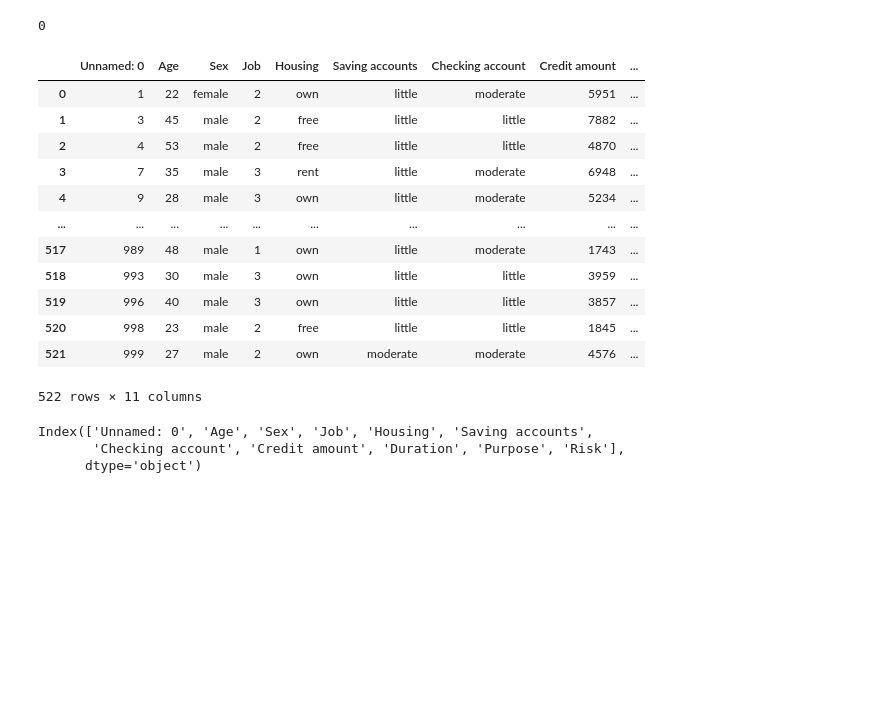
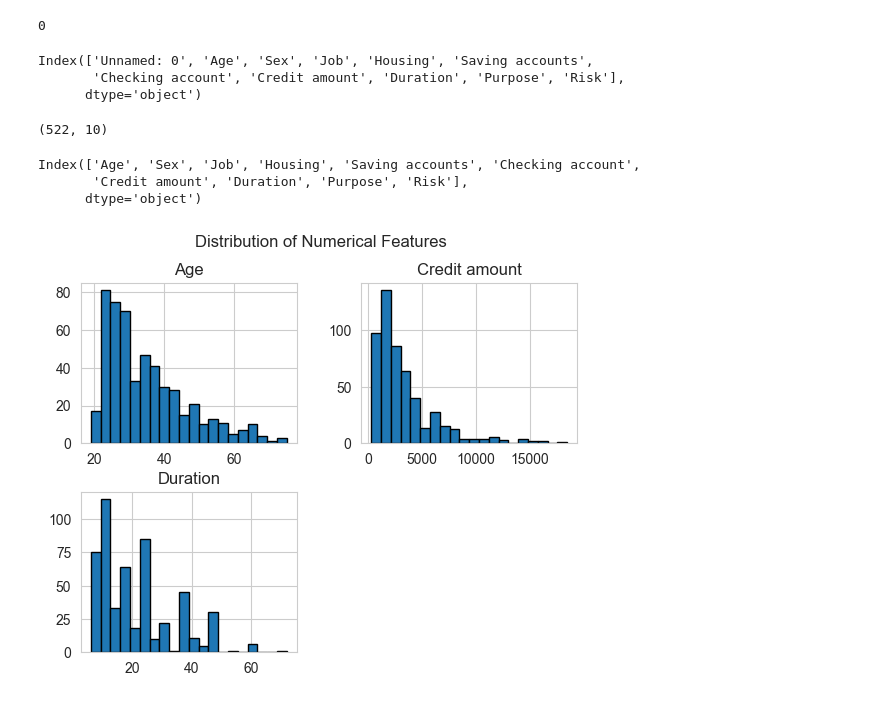
Before and after one commit to shafayat19992403/credit_risk_modelling, a Jupyter notebook: credit_risk_modeling.ipynb, the cells around one changed output. Drawn from its saved outputs; the diff is of its cells as text; code cells hidden in the pictures; blank space fills up the shorter version.

```diff
--- a/credit_risk_modeling.ipynb
+++ b/credit_risk_modeling.ipynb
@@ -108,24 +106,22 @@ df.duplicated().sum()
 # %% [output]
 0
 # %%
-df.dropna().reset_index(drop=True)
+df = df.dropna().reset_index(drop=True)
-# %% [output]
-|  | Unnamed: 0 | Age | Sex | Job | Housing | Saving accounts | Checking account | Credit amount | ... |
-| 0 | 1 | 22 | female | 2 | own | little | moderate | 5951 | ... |
-| 1 | 3 | 45 | male | 2 | free | little | little | 7882 | ... |
-| 2 | 4 | 53 | male | 2 | free | little | little | 4870 | ... |
-| 3 | 7 | 35 | male | 3 | rent | little | moderate | 6948 | ... |
-| 4 | 9 | 28 | male | 3 | own | little | moderate | 5234 | ... |
-| ... | ... | ... | ... | ... | ... | ... | ... | ... | ... |
-| 517 | 989 | 48 | male | 1 | own | little | moderate | 1743 | ... |
-| 518 | 993 | 30 | male | 3 | own | little | little | 3959 | ... |
-| 519 | 996 | 40 | male | 3 | own | little | little | 3857 | ... |
-| 520 | 998 | 23 | male | 2 | free | little | little | 1845 | ... |
-| 521 | 999 | 27 | male | 2 | own | moderate | moderate | 4576 | ... |
-522 rows × 11 columns
 # %%
 df.columns
 # %% [output]
 Index(['Unnamed: 0', 'Age', 'Sex', 'Job', 'Housing', 'Saving accounts',
        'Checking account', 'Credit amount', 'Duration', 'Purpose', 'Risk'],
       dtype='object')
+# %%
+df.drop(columns='Unnamed: 0', inplace=True)
+# %%
+df.shape
+# %% [output]
+(522, 10)
+# %%
+df.columns
+# %% [output]
+Index(['Age', 'Sex', 'Job', 'Housing', 'Saving accounts', 'Checking account',
+       'Credit amount', 'Duration', 'Purpose', 'Risk'],
+      dtype='object')
@@ -131,0 +130,6 @@ Index(['Unnamed: 0', 'Age', 'Sex', 'Job', 'Housing', 'Saving accounts',
+# %%
+df[['Age', 'Credit amount','Duration']].hist(bins=20, edgecolor = 'black')
+plt.suptitle("Distribution of Numerical Features")
+plt.show()
+# %% [output]
+[figure, added]
```
Also changed, not shown: parts of 49 cells of this notebook, 7 other files.
